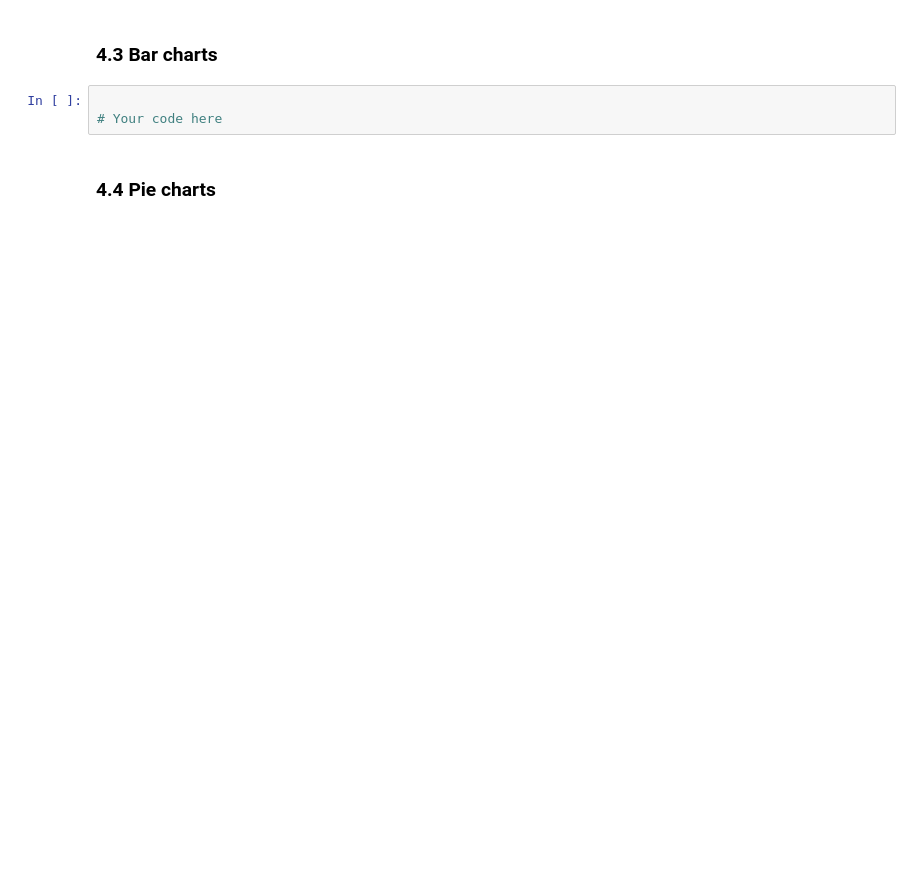
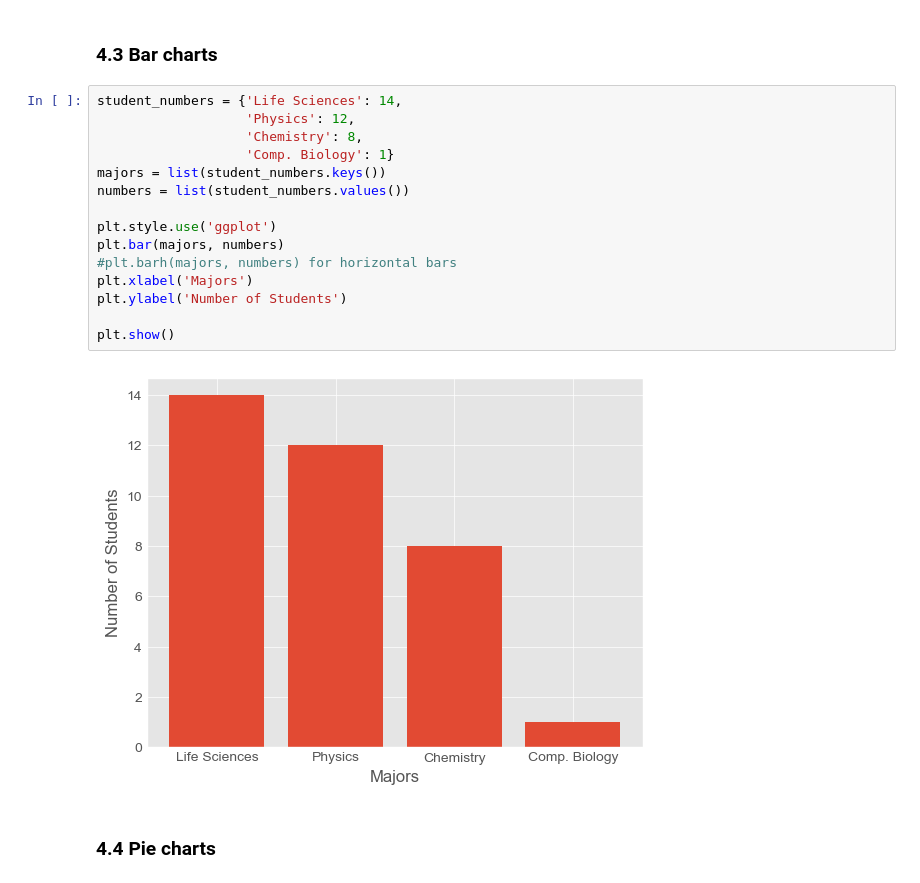
Before and after one commit to SPS-SP2273/learning-portfolio-e0967903, a Jupyter notebook: plotting/plotting_(good).ipynb, the cells around one changed output. Drawn from its saved outputs; the diff is of its cells as text; blank space fills up the shorter version.

```diff
--- a/plotting/plotting_(good).ipynb
+++ b/plotting/plotting_(good).ipynb
@@ -180,8 +214,22 @@ plt.show()
 # %% [markdown]
 ### 4.3 Bar charts
 # %%
+student_numbers = {'Life Sciences': 14,
+                   'Physics': 12,
+                   'Chemistry': 8,
+                   'Comp. Biology': 1}
+majors = list(student_numbers.keys())
+numbers = list(student_numbers.values())
 
-# Your code here
+plt.style.use('ggplot')
+plt.bar(majors, numbers)
+#plt.barh(majors, numbers) for horizontal bars
+plt.xlabel('Majors')
+plt.ylabel('Number of Students')
+
+plt.show()
+# %% [output]
+[figure, added]
 # %% [markdown]
 ### 4.4 Pie charts
 # %%
```
Also changed, not shown: parts of 4 cells of this notebook.
